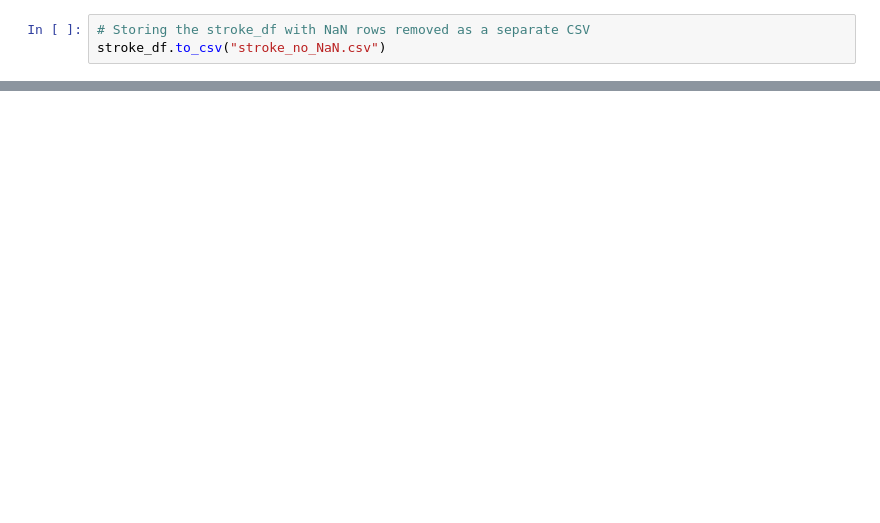
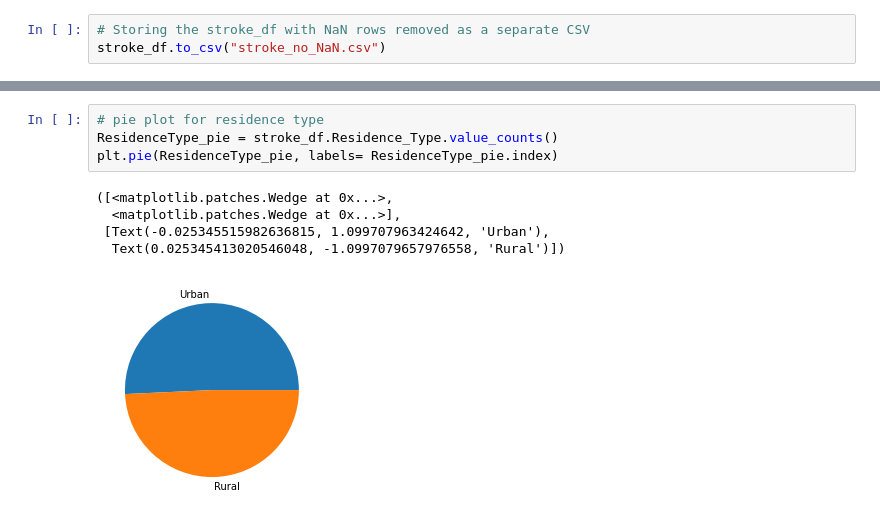
Before and after one commit to rajimuth/Stroke-Prediction-Analysis, a Jupyter notebook: Balpreet_stroke_analysis.ipynb, the cells around one changed output, grey strips where cells are left out. Saved outputs shown, nothing was run; the diff lists cells and outputs as text; blank space fills up the shorter version.

```diff
--- a/Balpreet_stroke_analysis.ipynb
+++ b/Balpreet_stroke_analysis.ipynb
@@ -42,0 +171,10 @@ stroke_df.to_csv("stroke_no_NaN.csv")
+# %%
+# pie plot for residence type
+ResidenceType_pie = stroke_df.Residence_Type.value_counts()
+plt.pie(ResidenceType_pie, labels= ResidenceType_pie.index)
+# %% [output]
+([<matplotlib.patches.Wedge at 0x...>,
+  <matplotlib.patches.Wedge at 0x...>],
+ [Text(-0.025345515982636815, 1.099707963424642, 'Urban'),
+  Text(0.025345413020546048, -1.0997079657976558, 'Rural')])
+[figure, added]
```
Also changed, not shown: parts of 24 cells of this notebook.
